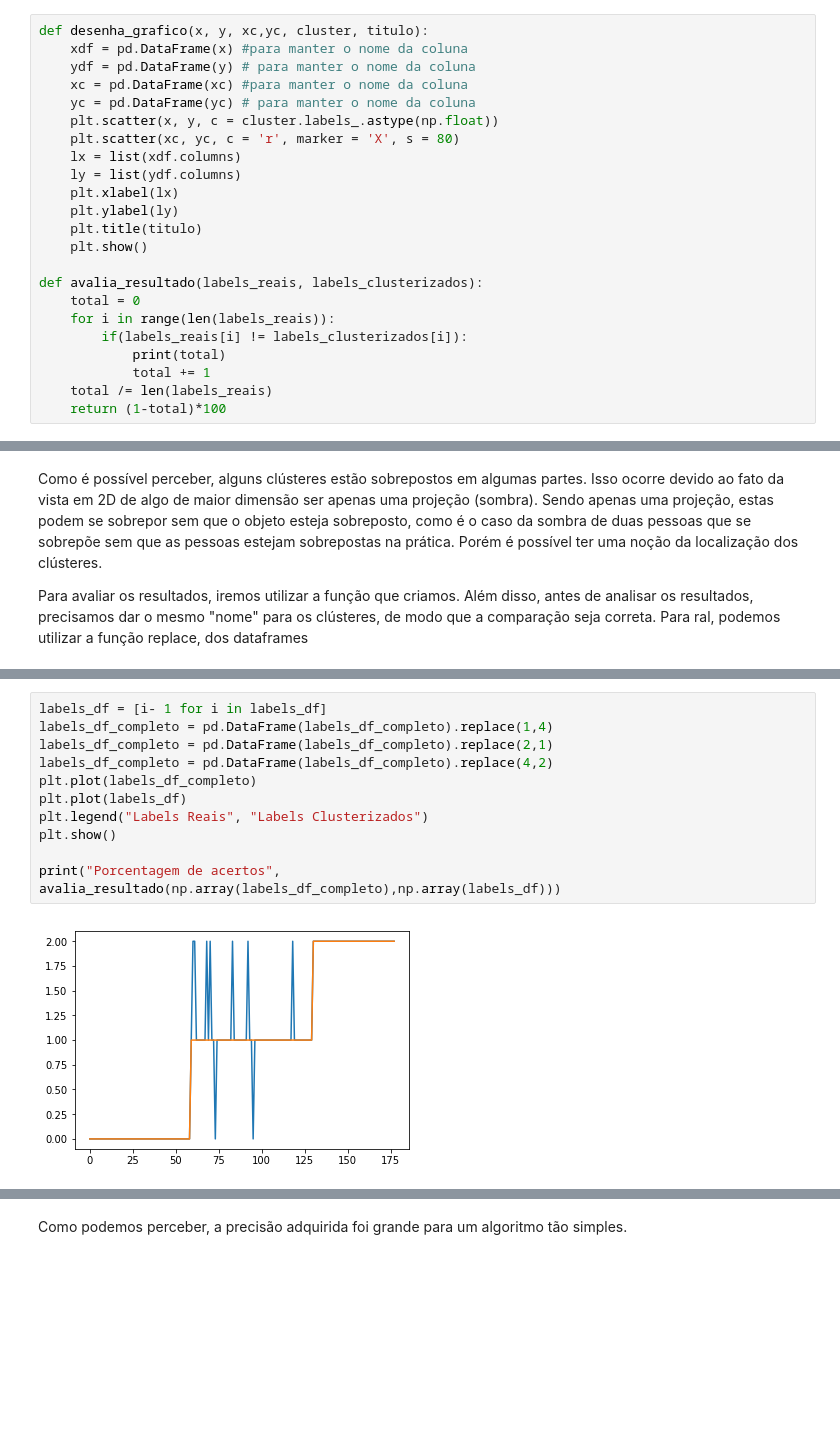
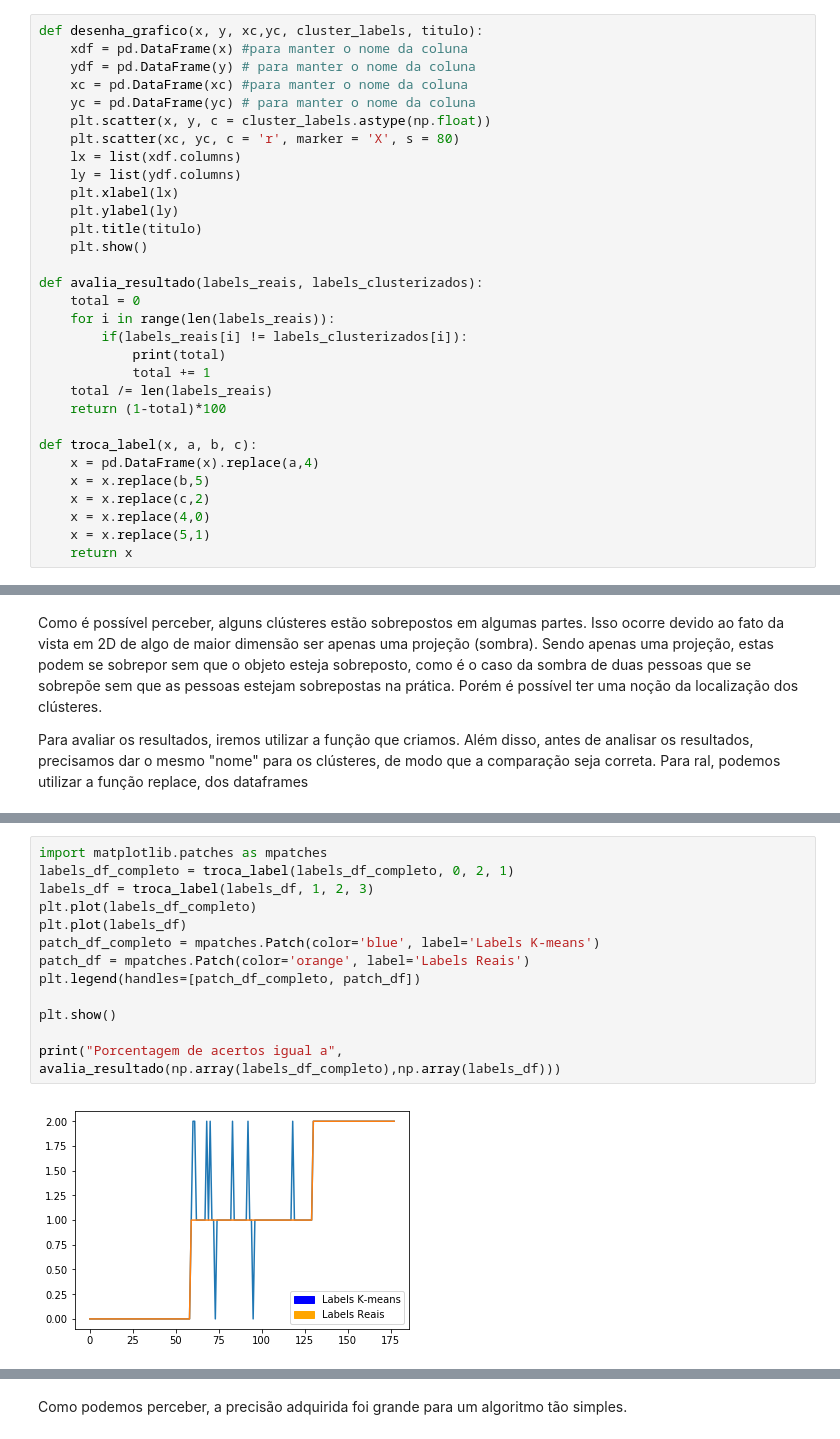
Before and after one commit to GabrielGomesBr/stairway-to-clustering, a Jupyter notebook: Stairway to clustering.ipynb, the cells around one changed output, grey strips where cells are left out. Saved outputs shown, nothing was run; the diff lists cells and outputs as text; blank space fills up the shorter version.

```diff
--- a/Stairway to clustering.ipynb
+++ b/Stairway to clustering.ipynb
@@ -137,12 +137,12 @@ df.head()
 # %% [markdown]
 Para facilitar as análises dos agrupamentos, vamos criar duas funções, uma para desenhar gráficos e outra para avaliar a clusterização com os agrupamentos feitos pelo especialista.
 # %%
-def desenha_grafico(x, y, xc,yc, cluster, titulo):
+def desenha_grafico(x, y, xc,yc, cluster_labels, titulo):
     xdf = pd.DataFrame(x) #para manter o nome da coluna
     ydf = pd.DataFrame(y) # para manter o nome da coluna
     xc = pd.DataFrame(xc) #para manter o nome da coluna
     yc = pd.DataFrame(yc) # para manter o nome da coluna
-    plt.scatter(x, y, c = cluster.labels_.astype(np.float))
+    plt.scatter(x, y, c = cluster_labels.astype(np.float))
     plt.scatter(xc, yc, c = 'r', marker = 'X', s = 80)
     lx = list(xdf.columns)
     ly = list(ydf.columns)
@@ -159,6 +159,14 @@ def avalia_resultado(labels_reais, labels_clusterizados):
             total += 1
     total /= len(labels_reais)
     return (1-total)*100
+
+def troca_label(x, a, b, c):
+    x = pd.DataFrame(x).replace(a,4)
+    x = x.replace(b,5)
+    x = x.replace(c,2)
+    x = x.replace(4,0)
+    x = x.replace(5,1)
+    return x
 # %% [markdown]
 # K - Means
 
@@ -205,13 +225,15 @@ Para avaliar os resultados, iremos utilizar a função que criamos. Além disso,
 # %%
-labels_df = [i- 1 for i in labels_df]
-labels_df_completo = pd.DataFrame(labels_df_completo).replace(1,4)
-labels_df_completo = pd.DataFrame(labels_df_completo).replace(2,1)
-labels_df_completo = pd.DataFrame(labels_df_completo).replace(4,2)
+import matplotlib.patches as mpatches
+labels_df_completo = troca_label(labels_df_completo, 0, 2, 1)
+labels_df = troca_label(labels_df, 1, 2, 3)
 plt.plot(labels_df_completo)
 plt.plot(labels_df)
-plt.legend("Labels Reais", "Labels Clusterizados")
+patch_df_completo = mpatches.Patch(color='blue', label='Labels K-means')
+patch_df = mpatches.Patch(color='orange', label='Labels Reais')
+plt.legend(handles=[patch_df_completo, patch_df])
+
 plt.show()
 
-print("Porcentagem de acertos", avalia_resultado(np.array(labels_df_completo),np.array(labels_df)))
+print("Porcentagem de acertos igual a", avalia_resultado(np.array(labels_df_completo),np.array(labels_df)))
 # %% [output]
-[figure, old version]
+[figure, new version]
```
Also changed, not shown: parts of 36 cells of this notebook.
